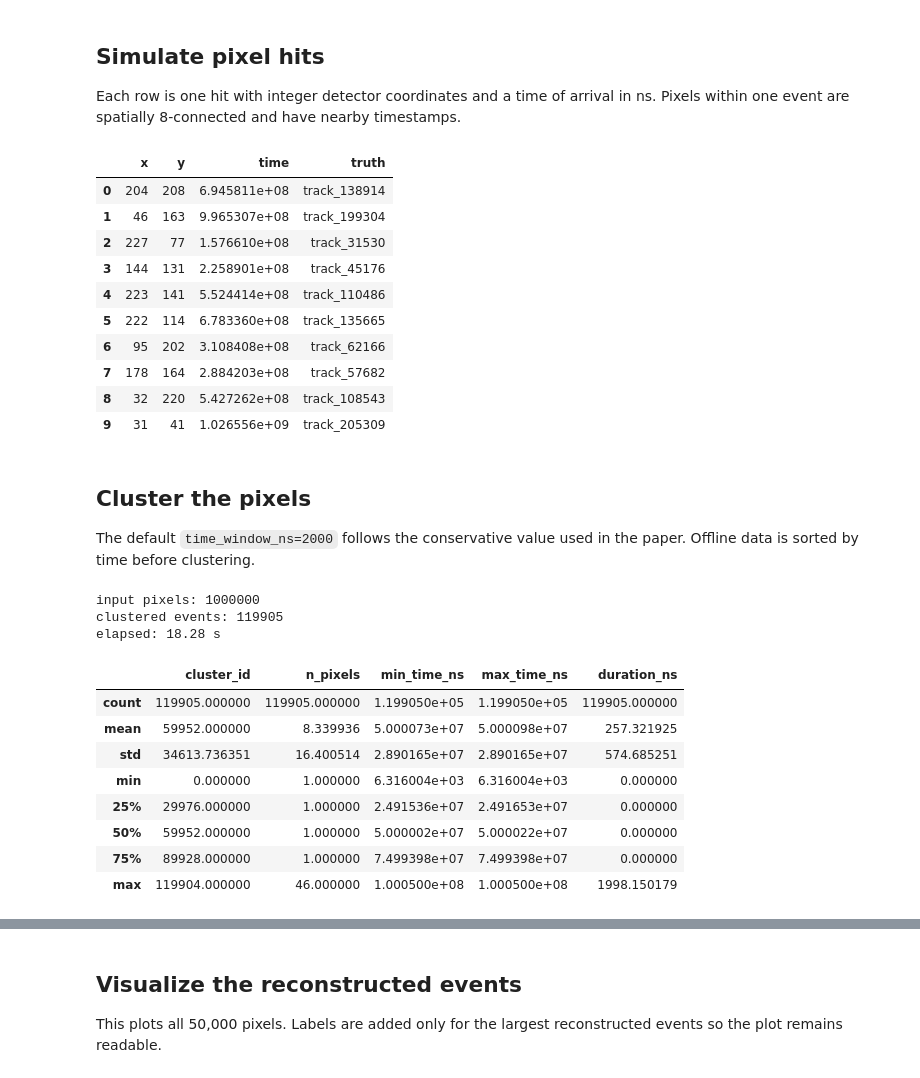
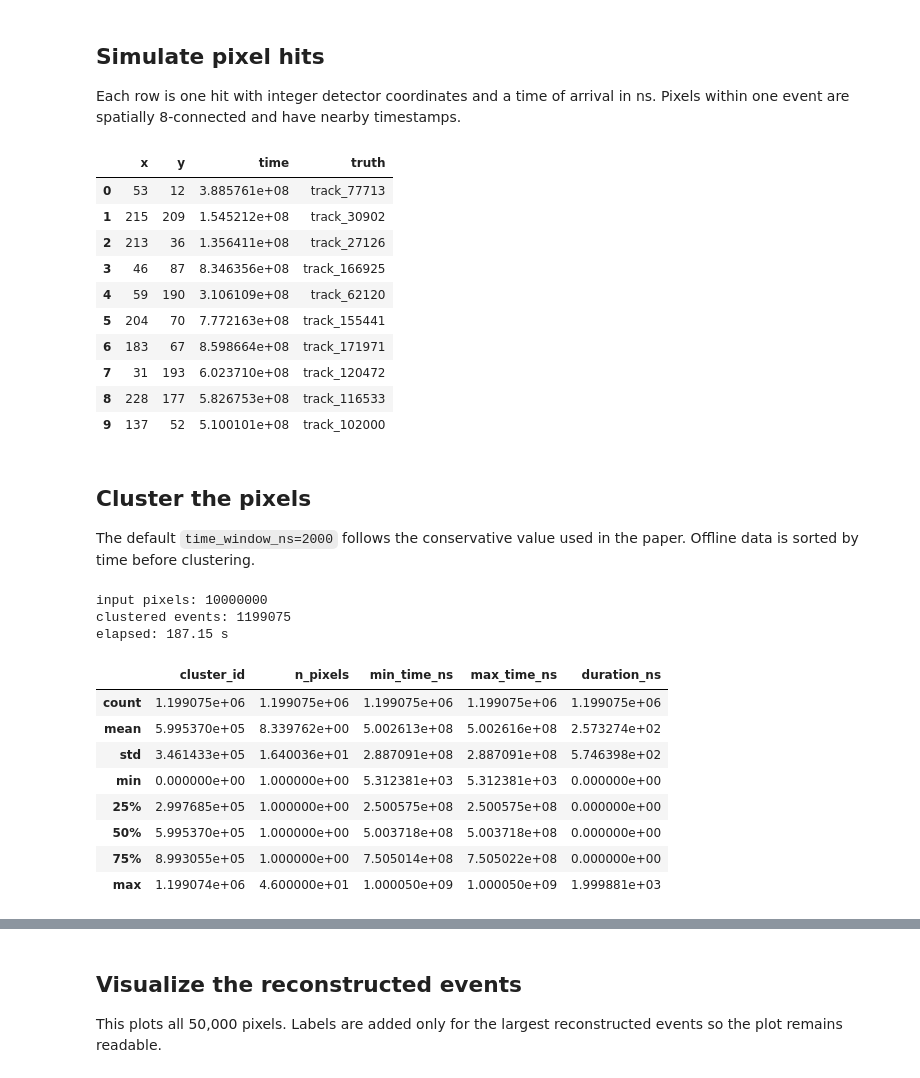
Before and after one commit to rr00676/temp, a Jupyter notebook: clusterer_demo.ipynb, the cells around one changed output, grey strips where cells are left out. Cells and saved outputs as stored; diff of their text form; code cells hidden in the pictures.

```diff
--- a/clusterer_demo.ipynb
+++ b/clusterer_demo.ipynb
@@ -22,8 +22,8 @@ plt.rcParams.update({
 
 Each row is one hit with integer detector coordinates and a time of arrival in ns. Pixels within one event are spatially 8-connected and have nearby timestamps.
 # %%
-N_PIXELS = 1_000_000
-N_TRACKS = 250_000
+N_PIXELS = 10_000_000
+N_TRACKS = 200_000
 TRACK_PIXELS = 45
 DETECTOR_SIZE = 256
 TIME_SPACING_NS = 5_000
@@ -58,44 +58,44 @@ for track_id in range(N_TRACKS):
     start_xy = tuple(rng.integers(20, DETECTOR_SIZE - 20, size=2))
     start_time_ns = 10_000 + track_id * TIME_SPACING_NS
     add_track(
         rows,
         f"track_{track_id:04d}",
         start_xy,
         [(0, 0), *random_walk_steps(TRACK_PIXELS - 1)],
         start_time_ns,
     )
 
 # Two partial clusters that become one event when the middle pixel arrives.
 bridge_time_ns = 10_000 + (N_TRACKS + 4) * TIME_SPACING_NS
 add_track(rows, "bridge_event", (130, 30), [(0, 0), (1, 0)], bridge_time_ns)
 add_track(rows, "bridge_event", (133, 30), [(0, 0), (1, 0)], bridge_time_ns + 60)
 rows.append({"x": 132, "y": 30, "time": bridge_time_ns + 120.0, "truth": "bridge_event"})
 
 # Isolated noise-like hits. These usually become single-pixel events.
 n_noise = N_PIXELS - len(rows)
 for i in range(n_noise):
     rows.append({
         "x": int(rng.integers(0, DETECTOR_SIZE)),
         "y": int(rng.integers(0, DETECTOR_SIZE)),
         "time": float(rng.uniform(5_000, bridge_time_ns + 20_000)),
         "truth": "noise",
     })
 
 df = pd.DataFrame(rows).sample(frac=1, random_state=3).reset_index(drop=True)
-# assert len(df) == N_PIXELS
+assert len(df) == N_PIXELS
 df.head(10)
 # %% [output]
 |  | x | y | time | truth |
-| 0 | 204 | 208 | 6.945811e+08 | track_138914 |
-| 1 | 46 | 163 | 9.965307e+08 | track_199304 |
-| 2 | 227 | 77 | 1.576610e+08 | track_31530 |
-| 3 | 144 | 131 | 2.258901e+08 | track_45176 |
-| 4 | 223 | 141 | 5.524414e+08 | track_110486 |
-| 5 | 222 | 114 | 6.783360e+08 | track_135665 |
-| 6 | 95 | 202 | 3.108408e+08 | track_62166 |
-| 7 | 178 | 164 | 2.884203e+08 | track_57682 |
-| 8 | 32 | 220 | 5.427262e+08 | track_108543 |
-| 9 | 31 | 41 | 1.026556e+09 | track_205309 |
+| 0 | 53 | 12 | 3.885761e+08 | track_77713 |
+| 1 | 215 | 209 | 1.545212e+08 | track_30902 |
+| 2 | 213 | 36 | 1.356411e+08 | track_27126 |
+| 3 | 46 | 87 | 8.346356e+08 | track_166925 |
+| 4 | 59 | 190 | 3.106109e+08 | track_62120 |
+| 5 | 204 | 70 | 7.772163e+08 | track_155441 |
+| 6 | 183 | 67 | 8.598664e+08 | track_171971 |
+| 7 | 31 | 193 | 6.023710e+08 | track_120472 |
+| 8 | 228 | 177 | 5.826753e+08 | track_116533 |
+| 9 | 137 | 52 | 5.100101e+08 | track_102000 |
 # %% [markdown]
 ## Cluster the pixels
 
@@ -125,18 +125,18 @@ event_summary = pd.DataFrame({
 
 event_summary.describe()
 # %% [output]
-input pixels: 1000000
-clustered events: 119905
-elapsed: 18.28 s
+input pixels: 10000000
+clustered events: 1199075
+elapsed: 187.15 s
 |  | cluster_id | n_pixels | min_time_ns | max_time_ns | duration_ns |
-| count | 119905.000000 | 119905.000000 | 1.199050e+05 | 1.199050e+05 | 119905.000000 |
-| mean | 59952.000000 | 8.339936 | 5.000073e+07 | 5.000098e+07 | 257.321925 |
-| std | 34613.736351 | 16.400514 | 2.890165e+07 | 2.890165e+07 | 574.685251 |
-| min | 0.000000 | 1.000000 | 6.316004e+03 | 6.316004e+03 | 0.000000 |
-| 25% | 29976.000000 | 1.000000 | 2.491536e+07 | 2.491653e+07 | 0.000000 |
-| 50% | 59952.000000 | 1.000000 | 5.000002e+07 | 5.000022e+07 | 0.000000 |
-| 75% | 89928.000000 | 1.000000 | 7.499398e+07 | 7.499398e+07 | 0.000000 |
-| max | 119904.000000 | 46.000000 | 1.000500e+08 | 1.000500e+08 | 1998.150179 |
+| count | 1.199075e+06 | 1.199075e+06 | 1.199075e+06 | 1.199075e+06 | 1.199075e+06 |
+| mean | 5.995370e+05 | 8.339762e+00 | 5.002613e+08 | 5.002616e+08 | 2.573274e+02 |
+| std | 3.461433e+05 | 1.640036e+01 | 2.887091e+08 | 2.887091e+08 | 5.746398e+02 |
+| min | 0.000000e+00 | 1.000000e+00 | 5.312381e+03 | 5.312381e+03 | 0.000000e+00 |
+| 25% | 2.997685e+05 | 1.000000e+00 | 2.500575e+08 | 2.500575e+08 | 0.000000e+00 |
+| 50% | 5.995370e+05 | 1.000000e+00 | 5.003718e+08 | 5.003718e+08 | 0.000000e+00 |
+| 75% | 8.993055e+05 | 1.000000e+00 | 7.505014e+08 | 7.505022e+08 | 0.000000e+00 |
+| max | 1.199074e+06 | 4.600000e+01 | 1.000050e+09 | 1.000050e+09 | 1.999881e+03 |
 # %%
 event_summary.sort_values("n_pixels", ascending=False).head(20)
 # %% [output]
```
Also changed, not shown: parts of 6 cells of this notebook.
